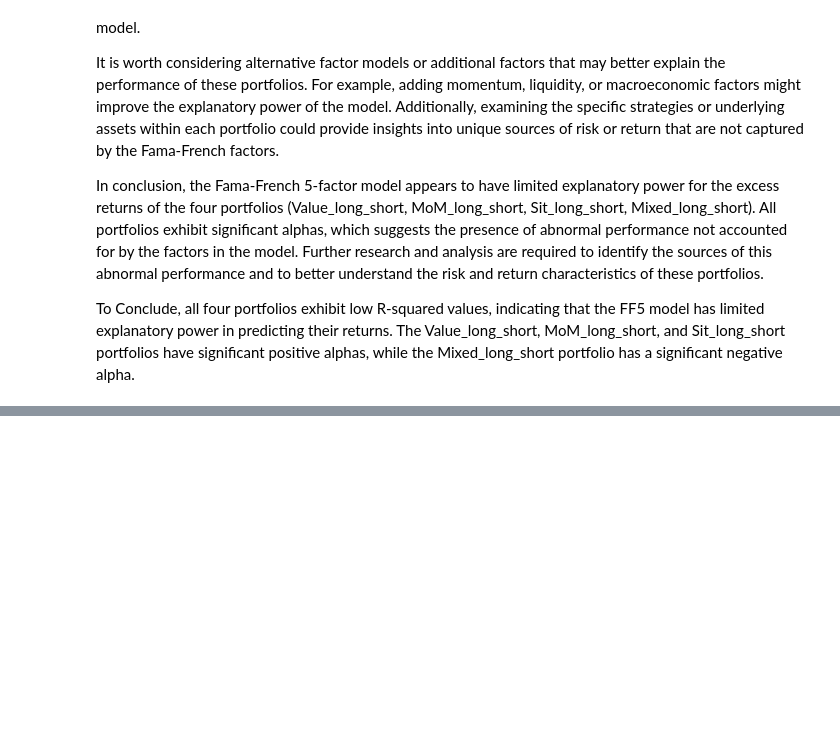
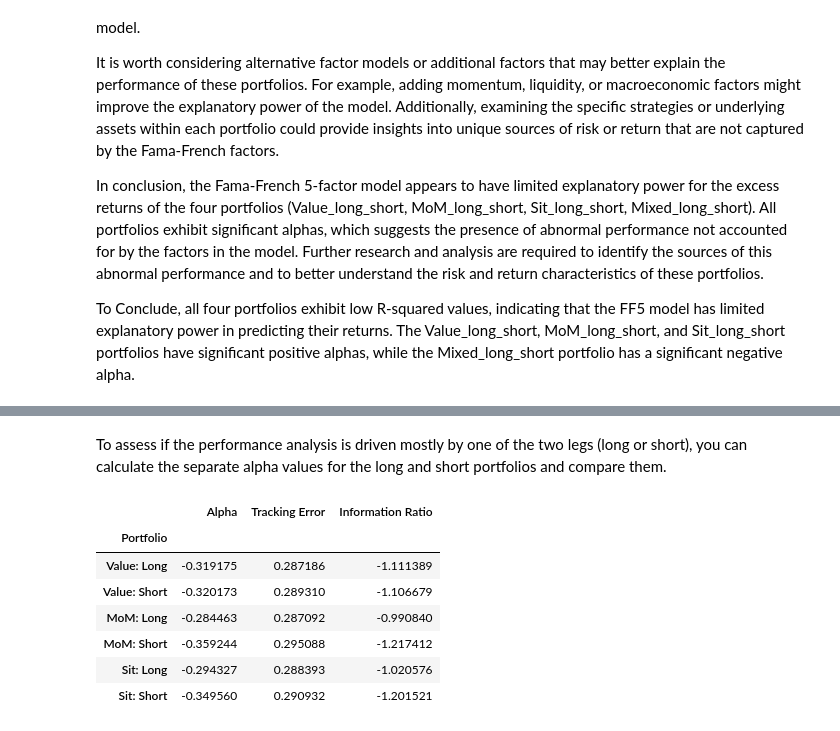
Before and after one commit to InesDew/NOVA-Asset-Management, a Jupyter notebook: Solution.ipynb, the cells around one changed output, grey strips where cells are left out. Drawn from its saved outputs; the diff is of its cells as text; code cells hidden in the pictures; blank space fills up the shorter version.

```diff
--- a/Solution.ipynb
+++ b/Solution.ipynb
@@ -786,3 +755,12 @@ It is worth considering alternative factor models or additional factors that may
 In conclusion, the Fama-French 5-factor model appears to have limited explanatory power for the excess returns of the four portfolios (Value_long_short, MoM_long_short, Sit_long_short, Mixed_long_short). All portfolios exhibit significant alphas, which suggests the presence of abnormal performance not accounted for by the factors in the model. Further research and analysis are required to identify the sources of this abnormal performance and to better understand the risk and return characteristics of these portfolios.
 
 To Conclude, all four portfolios exhibit low R-squared values, indicating that the FF5 model has limited explanatory power in predicting their returns. The Value_long_short, MoM_long_short, and Sit_long_short portfolios have significant positive alphas, while the Mixed_long_short portfolio has a significant negative alpha.
+# %%
+for p, model in regression_results.items():
+    print(f'Tracking error for {p}:')
+    tracking_error = np.std((tercile_returns_2[f'{p}_excess']).values - model.params[1]*tercile_returns_2['Mkt_RF'].values - model.params[2]*tercile_returns_2['SMB'].values - model.params[3]*tercile_returns_2['HML'].values-  model.params[4]*tercile_returns_2['RMW'].values - model.params[5]*tercile_returns_2['CMA'].values)
+    print(tracking_error)
+    print(f'Information Ratio for {p}:')
+    IR = model.params[0]/tracking_error
+    print(IR)
+    print('\n')
@@ -788,0 +790,61 @@ To Conclude, all four portfolios exhibit low R-squared values, indicating that t
+# %% [markdown]
+To assess if the performance analysis is driven mostly by one of the two legs (long or short), you can calculate the separate alpha values for the long and short portfolios and compare them.
+# %%
+def calculate_alphas(name, df, col1, col2):
+    # Merge the long-short portfolio returns with the FF5M factor data
+    tercile_returns = df[[col1,col2]].reset_index()
+    tercile_returns['date'] = pd.to_datetime(tercile_returns['date'], format='%Y-%m-%d')
+    tercile_returns['date'] = tercile_returns['date'].dt.to_period('M')
+    tercile_returns = df[[col1,col2]].merge(ff5m_data, on='date', how='inner')
+
+    # Columns to check for NaN values
+    columns_to_check = [col1,col2]
+
+    # Filter rows with no NaN values in specific columns
+    tercile_returns = tercile_returns.dropna(subset=columns_to_check)
+
+    # Calculate alpha for the long portfolio
+    long_portfolio = tercile_returns[col1]
+    Y = long_portfolio - tercile_returns['RF']
+    X = tercile_returns[['Mkt_RF', 'SMB', 'HML', 'RMW', 'CMA']]
+    X = sm.add_constant(X)
+    model = sm.OLS(Y, X)
+    model_fit = model.fit()
+    long_alpha = model_fit.params[0]
+    tracking_error_long = np.std((Y).values - model_fit.params[1]*tercile_returns['Mkt_RF'].values - model_fit.params[2]*tercile_returns['SMB'].values - model_fit.params[3]*tercile_returns['HML'].values - model_fit.params[4]*tercile_returns['RMW'].values - model_fit.params[5]*tercile_returns['CMA'].values)
+
+    # Calculate alpha for the short portfolio
+    short_portfolio = tercile_returns[col2]
+    Y = short_portfolio - tercile_returns['RF']
+    X = tercile_returns[['Mkt_RF', 'SMB', 'HML', 'RMW', 'CMA']]
+    X = sm.add_constant(X)
+    model = sm.OLS(Y, X)
+    model_fit = model.fit()
+    short_alpha = model_fit.params[0]
+    tracking_error_short = np.std((Y).values - model_fit.params[1]*tercile_returns['Mkt_RF'].values - model_fit.params[2]*tercile_returns['SMB'].values - model_fit.params[3]*tercile_returns['HML'].values - model_fit.params[4]*tercile_returns['RMW'].values - model_fit.params[5]*tercile_returns['CMA'].values)
+
+    data = {'Portfolio': [f'{name}: Long', f'{name}: Short'],
+            'Alpha': [long_alpha, short_alpha],
+            'Tracking Error': [tracking_error_long, tracking_error_short],
+            'Information Ratio': [long_alpha/tracking_error_long, short_alpha/tracking_error_short]}
+
+    df_result = pd.DataFrame(data=data)
+    df_result = df_result.set_index('Portfolio')
+
+    return df_result
+
+
+df_values = calculate_alphas("Value", bm_tercile_returns,"Value_high","Value_low")
+df_mom = calculate_alphas("MoM", mom_tercile_returns,'MoM_high','MoM_low')
+df_sit = calculate_alphas("Sit", sit_tercile_returns,'Sit_high','Sit_low')
+
+display(pd.concat([df_values, df_mom, df_sit]))
+# %% [output]
+|  | Alpha | Tracking Error | Information Ratio |
+| Portfolio |  |  |  |
+| Value: Long | -0.319175 | 0.287186 | -1.111389 |
+| Value: Short | -0.320173 | 0.289310 | -1.106679 |
+| MoM: Long | -0.284463 | 0.287092 | -0.990840 |
+| MoM: Short | -0.359244 | 0.295088 | -1.217412 |
+| Sit: Long | -0.294327 | 0.288393 | -1.020576 |
+| Sit: Short | -0.349560 | 0.290932 | -1.201521 |
```
Also changed, not shown: parts of 9 cells of this notebook.
